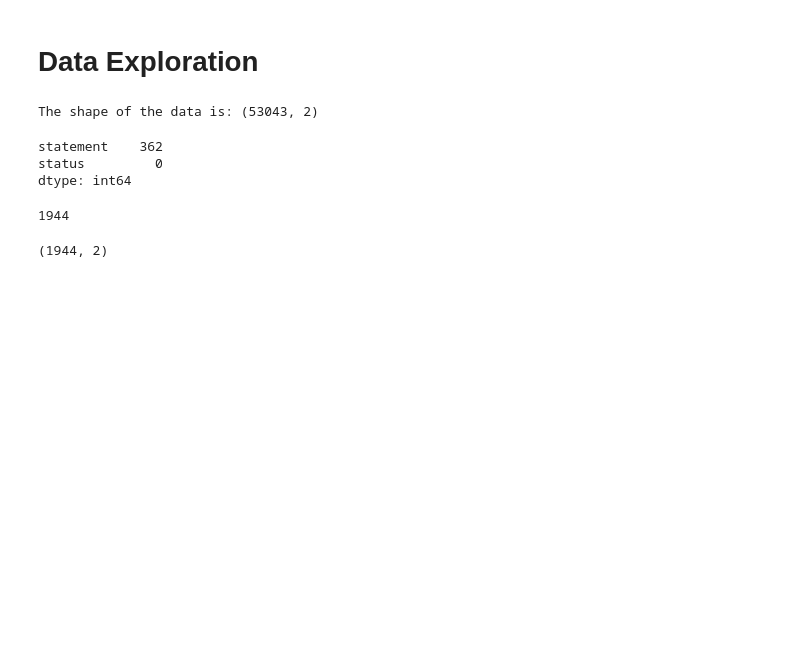
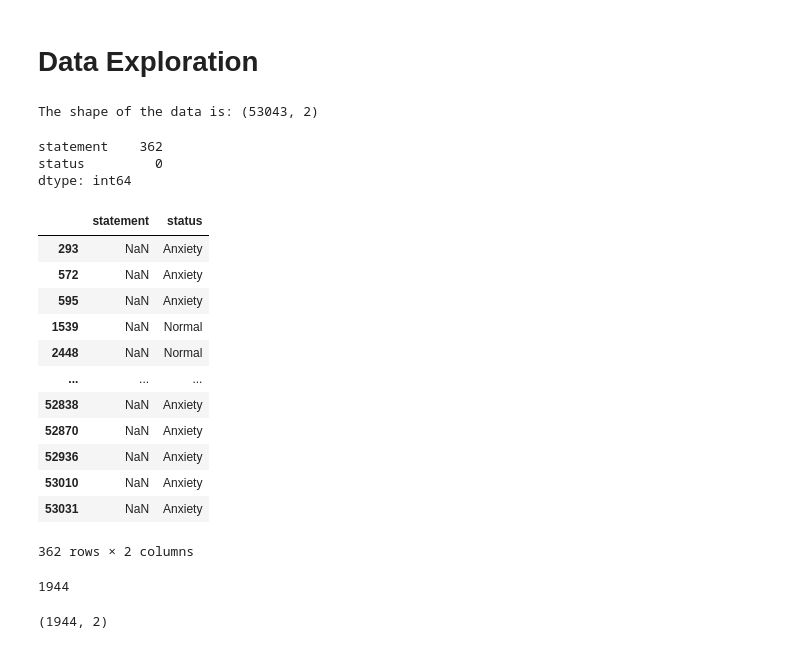
Before and after one commit to Engelbert107/Mental-Health-Status-Prediction, a Jupyter notebook: notebook/SentimentAnalysis_base.ipynb, the cells around one changed output. Cells and saved outputs as stored; diff of their text form; code cells hidden in the pictures; blank space fills up the shorter version.

Commit message:
update data modeling

```diff
--- a/notebook/SentimentAnalysis_base.ipynb
+++ b/notebook/SentimentAnalysis_base.ipynb
@@ -79,6 +79,29 @@ df.isna().sum()
 statement    362
 status         0
 dtype: int64
+# %%
+# Data frame with null values
+def nans(df):
+    return df[df.isnull().any(axis=1)]
+
+
+df_null = nans(df)
+# %%
+df_null
+# %% [output]
+|  | statement | status |
+| 293 | NaN | Anxiety |
+| 572 | NaN | Anxiety |
+| 595 | NaN | Anxiety |
+| 1539 | NaN | Normal |
+| 2448 | NaN | Normal |
+| ... | ... | ... |
+| 52838 | NaN | Anxiety |
+| 52870 | NaN | Anxiety |
+| 52936 | NaN | Anxiety |
+| 53010 | NaN | Anxiety |
+| 53031 | NaN | Anxiety |
+362 rows × 2 columns
 # %%
 # Duplicates
 df.duplicated().sum()
```
Also changed, not shown: parts of 1 cell of this notebook.
